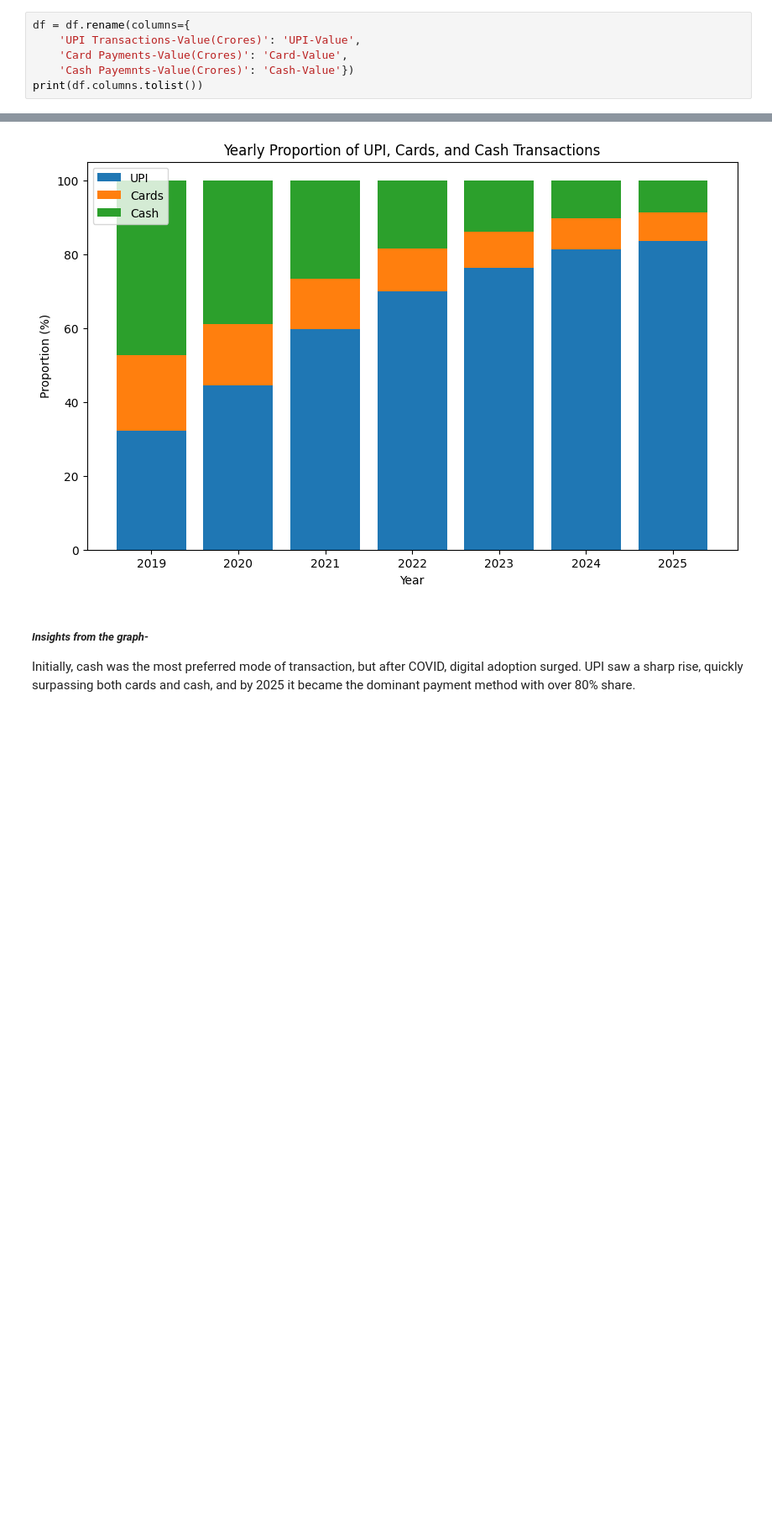
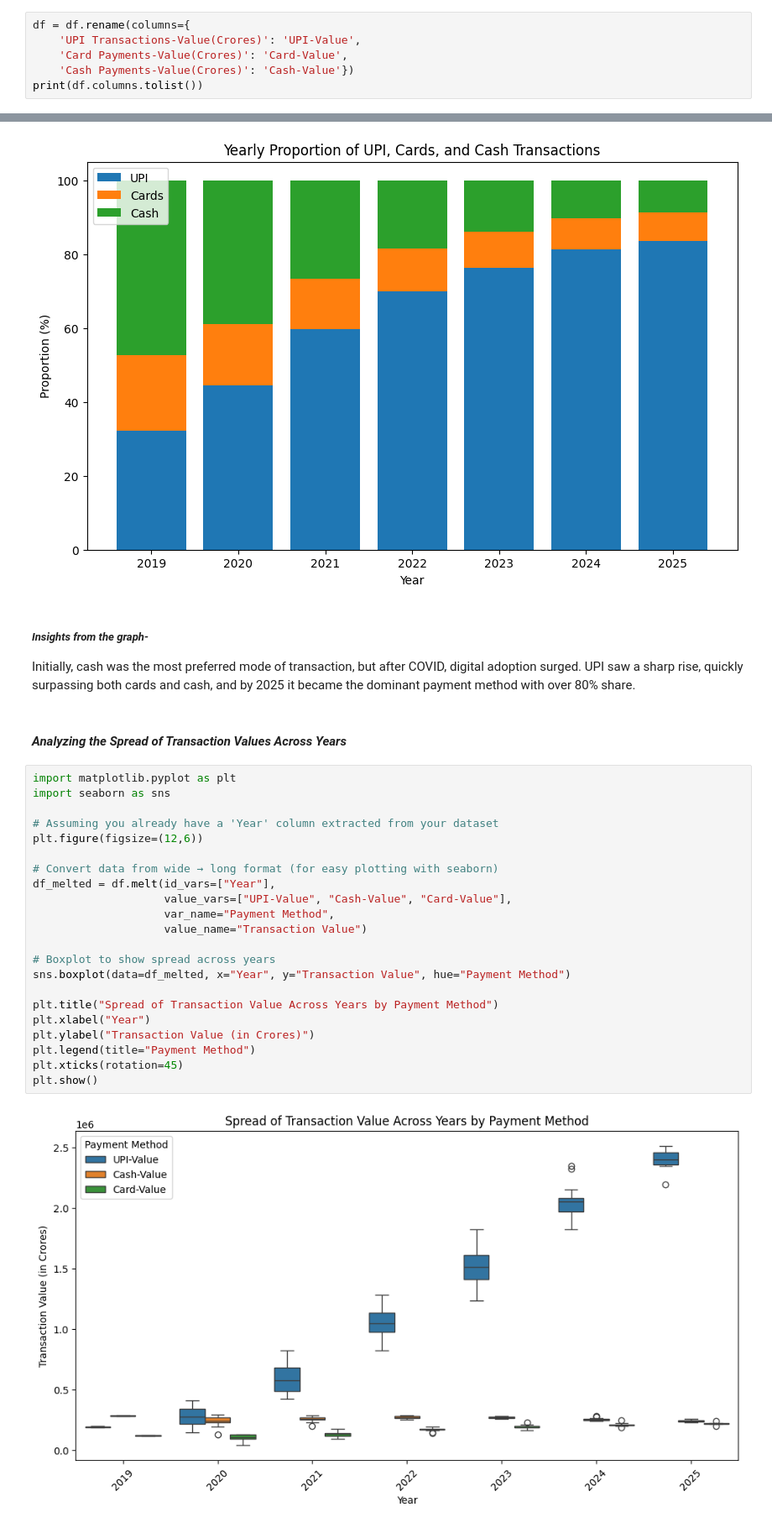
Before and after one commit to lakshita-03/TransactIQ, a Jupyter notebook: notebooks/EDA_2.ipynb, the cells around one changed output, grey strips where cells are left out. Shown at 84% size. Cells and saved outputs as stored; diff of their text form; blank space fills up the shorter version.

```diff
--- a/notebooks/EDA_2.ipynb
+++ b/notebooks/EDA_2.ipynb
@@ -158,6 +158,6 @@ The analysis shows that cash usage is steadily declining, while digital payments
 df = df.rename(columns={
     'UPI Transactions-Value(Crores)': 'UPI-Value',
     'Card Payments-Value(Crores)': 'Card-Value',
-    'Cash Payemnts-Value(Crores)': 'Cash-Value'})
+    'Cash Payments-Value(Crores)': 'Cash-Value'})
 print(df.columns.tolist())
 # %% [output]
@@ -213,3 +213,29 @@ plt.show()
 # %% [markdown]
 ##### *Insights from the graph-*
 Initially, cash was the most preferred mode of transaction, but after COVID, digital adoption surged. UPI saw a sharp rise, quickly surpassing both cards and cash, and by 2025 it became the dominant payment method with over 80% share.
+# %% [markdown]
+#### __*Analyzing the Spread of Transaction Values Across Years*__
+# %%
+import matplotlib.pyplot as plt
+import seaborn as sns
+
+# Assuming you already have a 'Year' column extracted from your dataset
+plt.figure(figsize=(12,6))
+
+# Convert data from wide → long format (for easy plotting with seaborn)
+df_melted = df.melt(id_vars=["Year"],
+                    value_vars=["UPI-Value", "Cash-Value", "Card-Value"],
+                    var_name="Payment Method",
+                    value_name="Transaction Value")
+
+# Boxplot to show spread across years
+sns.boxplot(data=df_melted, x="Year", y="Transaction Value", hue="Payment Method")
+
+plt.title("Spread of Transaction Value Across Years by Payment Method")
+plt.xlabel("Year")
+plt.ylabel("Transaction Value (in Crores)")
+plt.legend(title="Payment Method")
+plt.xticks(rotation=45)
+plt.show()
+# %% [output]
+[figure, added]
```
Also changed, not shown: parts of 2 cells of this notebook, 1 other file.
